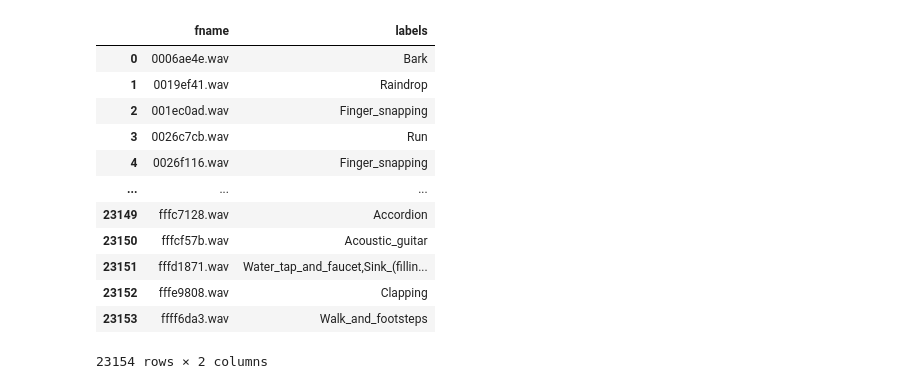
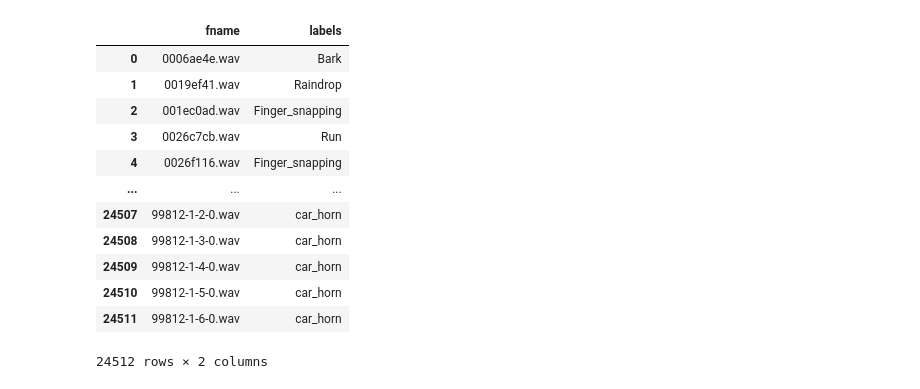
Before and after one commit to EmptyDeck/AI-Powered-Sound-Awareness-Device-Project-, a Jupyter notebook: @AI/Sound Classification2/freesound-audio-tagging-2019/AI2.ipynb, the cells around one changed output. Cells and saved outputs as stored; diff of their text form; code cells hidden in the pictures.

```diff
--- a/@AI/Sound Classification2/freesound-audio-tagging-2019/AI2.ipynb
+++ b/@AI/Sound Classification2/freesound-audio-tagging-2019/AI2.ipynb
@@ -5,10 +5,12 @@ from sklearn.preprocessing import MultiLabelBinarizer
 # Load the CSV files
 df_curated = pd.read_csv('train_curated.csv')
 df_noisy = pd.read_csv('train_noisy.csv')
-
+df_siren = pd.read_csv('siren.csv')
+df_carhorn = pd.read_csv('car_horn.csv')
 # Paths to the audio files
 audio_path_curated = '/Users/user/HOUSE/@DUNE/@AI/Sound Classification2/freesound-audio-tagging-2019/train_curated'
 audio_path_noisy = '/Users/user/HOUSE/@DUNE/@AI/Sound Classification2/freesound-audio-tagging-2019/train_noisy'
 
 # Concatenate the DataFrames
-df = pd.concat([df_curated, df_noisy], ignore_index=True)
+df = pd.concat([df_curated,df_noisy,df_siren,df_carhorn], ignore_index=True)
+df
@@ -16,42 +32,42 @@ df = pd.concat([df_curated, df_noisy], ignore_index=True)
 import librosa
 import warnings
 import os
 def drop_unloadable_files(df, audio_dir):
     # Iterate over the DataFrame
     for i, row in df.iterrows():
         audio_file = os.path.join(audio_dir, row['fname'])
         try:
             # Try to load the audio file
             with warnings.catch_warnings():
                 warnings.simplefilter('ignore')
                 librosa.load(audio_file, sr=None)
         except Exception:
             # If loading fails, drop the row
             df = df.drop(i)
     return df
 
 # Drop rows with unloadable audio files from the curated and noisy DataFrames
 df_curated = drop_unloadable_files(df_curated, audio_path_curated)
 df_noisy = drop_unloadable_files(df_noisy, audio_path_noisy)
 
 # Concatenate the curated and noisy DataFrames
-df = pd.concat([df_curated, df_noisy], ignore_index=True)
-df.to_csv('train_concat_drop.csv', index=False)
-df
+df_1 = pd.concat([df_curated, df_noisy,df_siren,df_carhorn], ignore_index=True)
+df_1.to_csv('train_concat_drop.csv', index=False)
+df_1
 # %% [output]
 |  | fname | labels |
 | 0 | 0006ae4e.wav | Bark |
 | 1 | 0019ef41.wav | Raindrop |
 | 2 | 001ec0ad.wav | Finger_snapping |
 | 3 | 0026c7cb.wav | Run |
 | 4 | 0026f116.wav | Finger_snapping |
 | ... | ... | ... |
-| 23149 | fffc7128.wav | Accordion |
-| 23150 | fffcf57b.wav | Acoustic_guitar |
-| 23151 | fffd1871.wav | Water_tap_and_faucet,Sink_(fillin... |
-| 23152 | fffe9808.wav | Clapping |
-| 23153 | ffff6da3.wav | Walk_and_footsteps |
+| 24507 | 99812-1-2-0.wav | car_horn |
+| 24508 | 99812-1-3-0.wav | car_horn |
+| 24509 | 99812-1-4-0.wav | car_horn |
+| 24510 | 99812-1-5-0.wav | car_horn |
+| 24511 | 99812-1-6-0.wav | car_horn |
-23154 rows × 2 columns
+24512 rows × 2 columns
 # %%
 ## You can start from here
 import pandas as pd
```
Also changed, not shown: parts of 17 cells of this notebook, 5 other files.
